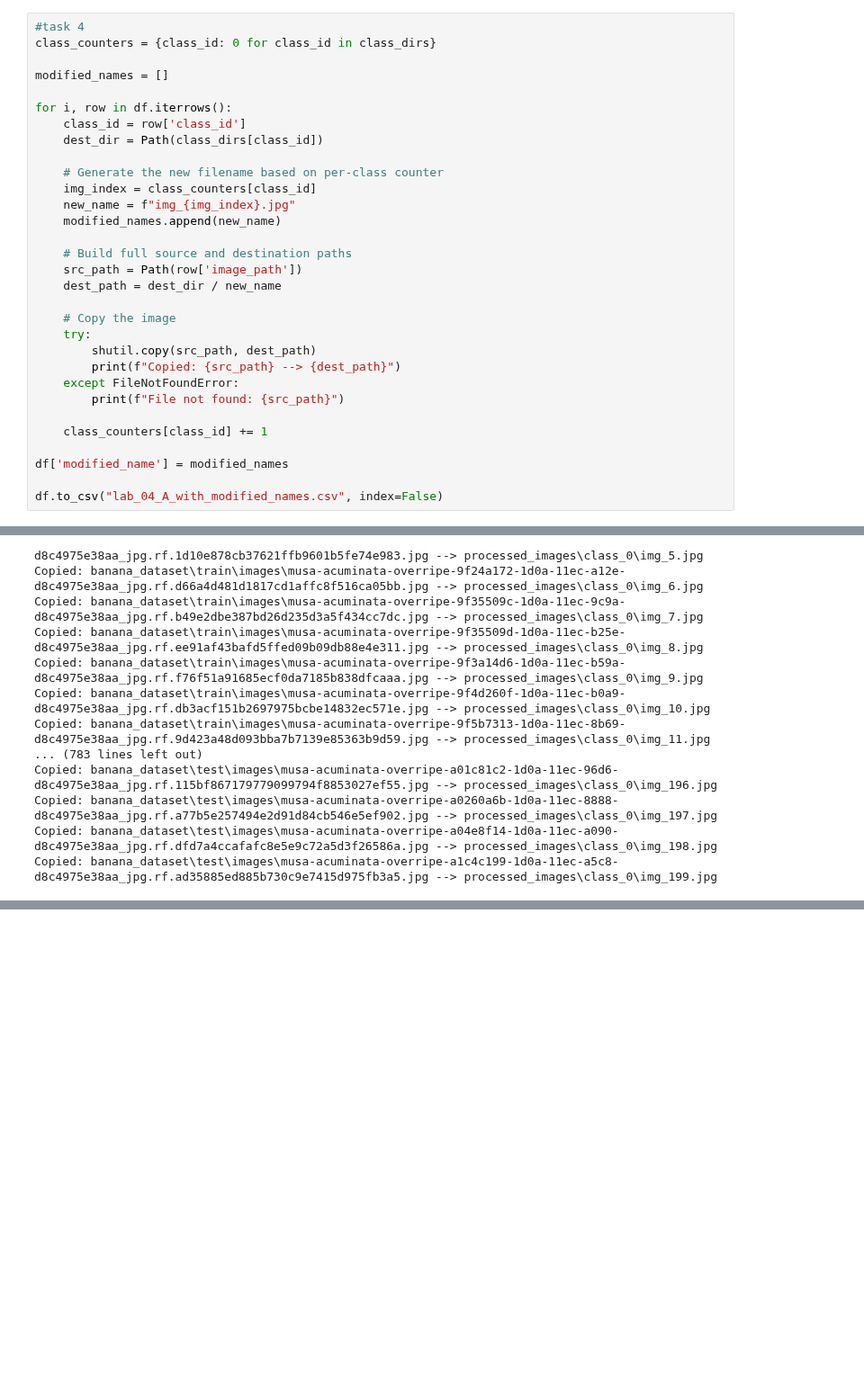
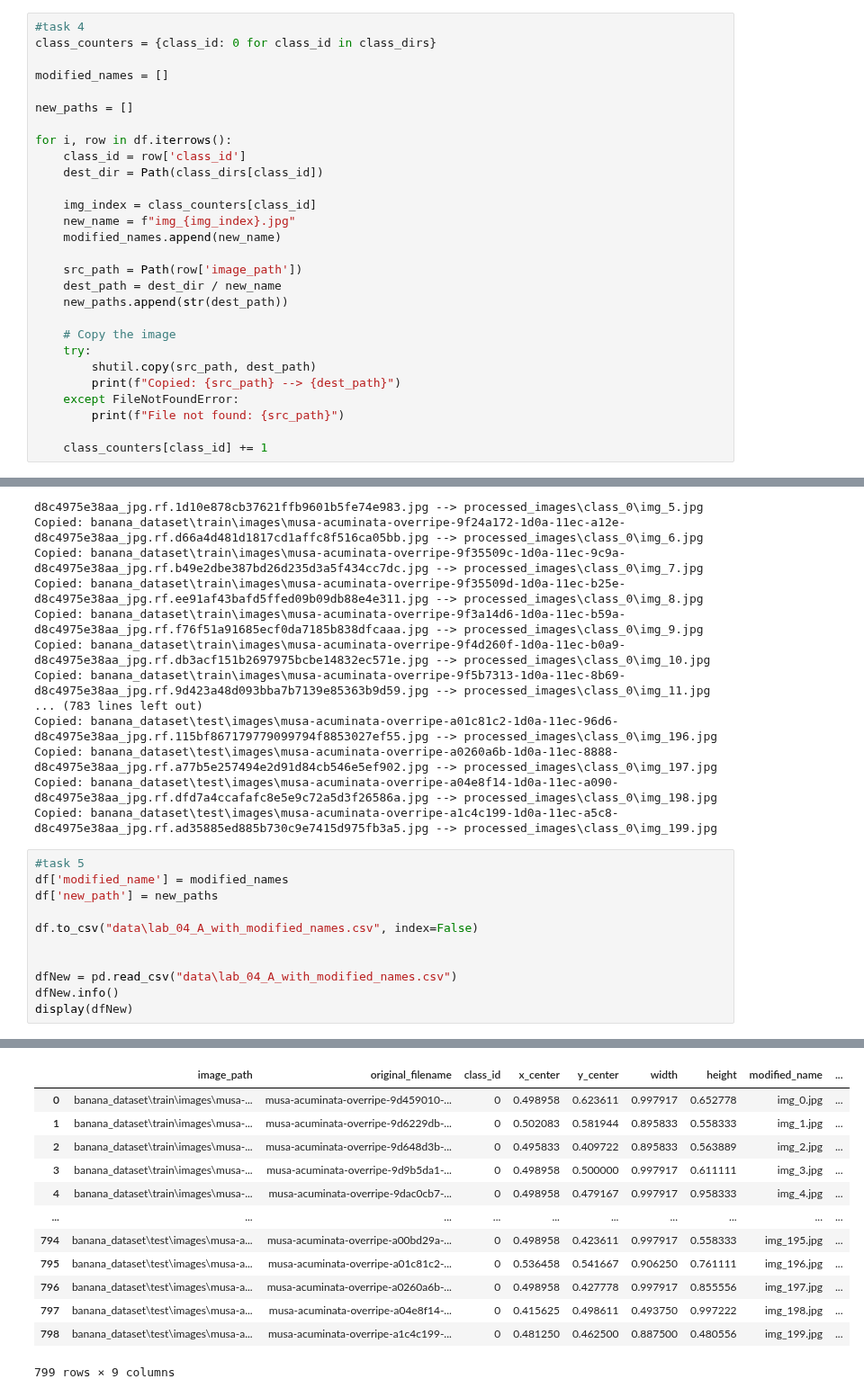
Before and after one commit to M-Hasan-Ibrahim/Data_Analysis_Lab, a Jupyter notebook: Lab_04.ipynb, the cells around one changed output, grey strips where cells are left out. Shown at 90% size. Saved outputs shown, nothing was run; the diff lists cells and outputs as text; blank space fills up the shorter version.

Commit message:
added task 5 and moved modified csv

```diff
--- a/Lab_04.ipynb
+++ b/Lab_04.ipynb
@@ -277,18 +277,19 @@ class_counters = {class_id: 0 for class_id in class_dirs}
 
 modified_names = []
 
+new_paths = []
+
 for i, row in df.iterrows():
     class_id = row['class_id']
     dest_dir = Path(class_dirs[class_id])
 
-    # Generate the new filename based on per-class counter
     img_index = class_counters[class_id]
     new_name = f"img_{img_index}.jpg"
     modified_names.append(new_name)
 
-    # Build full source and destination paths
     src_path = Path(row['image_path'])
     dest_path = dest_dir / new_name
+    new_paths.append(str(dest_path))
 
     # Copy the image
     try:
@@ -298,10 +299,6 @@ for i, row in df.iterrows():
         print(f"File not found: {src_path}")
 
     class_counters[class_id] += 1
-
-df['modified_name'] = modified_names
-
-df.to_csv("lab_04_A_with_modified_names.csv", index=False)
 # %% [output]
 Copied: banana_dataset\train\images\musa-acuminata-overripe-9d459010-1d0a-11ec-89c6-d8c4975e38aa_jpg.rf.1745477247ac8f59a5fad83933827281.jpg --> processed_images\class_0\img_0.jpg
 Copied: banana_dataset\train\images\musa-acuminata-overripe-9d6229db-1d0a-11ec-90a7-d8c4975e38aa_jpg.rf.79e5b66c1cf163067c2129bc802d06ed.jpg --> processed_images\class_0\img_1.jpg
@@ -320,3 +317,15 @@ Copied: banana_dataset\test\images\musa-acuminata-overripe-a01c81c2-1d0a-11ec-96
 Copied: banana_dataset\test\images\musa-acuminata-overripe-a0260a6b-1d0a-11ec-8888-d8c4975e38aa_jpg.rf.a77b5e257494e2d91d84cb546e5ef902.jpg --> processed_images\class_0\img_197.jpg
 Copied: banana_dataset\test\images\musa-acuminata-overripe-a04e8f14-1d0a-11ec-a090-d8c4975e38aa_jpg.rf.dfd7a4ccafafc8e5e9c72a5d3f26586a.jpg --> processed_images\class_0\img_198.jpg
 Copied: banana_dataset\test\images\musa-acuminata-overripe-a1c4c199-1d0a-11ec-a5c8-d8c4975e38aa_jpg.rf.ad35885ed885b730c9e7415d975fb3a5.jpg --> processed_images\class_0\img_199.jpg
+# %%
+#task 5
+df['modified_name'] = modified_names
+df['new_path'] = new_paths
+
+df.to_csv("data\lab_04_A_with_modified_names.csv", index=False)
+
+
+dfNew = pd.read_csv("data\lab_04_A_with_modified_names.csv")
+dfNew.info()
+display(dfNew)
+# %% [output]
@@ -322,0 +348,13 @@ Copied: banana_dataset\test\images\musa-acuminata-overripe-a1c4c199-1d0a-11ec-a5
+|  | image_path | original_filename | class_id | x_center | y_center | width | height | modified_name | ... |
+| 0 | banana_dataset\train\images\musa-... | musa-acuminata-overripe-9d459010-... | 0 | 0.498958 | 0.623611 | 0.997917 | 0.652778 | img_0.jpg | ... |
+| 1 | banana_dataset\train\images\musa-... | musa-acuminata-overripe-9d6229db-... | 0 | 0.502083 | 0.581944 | 0.895833 | 0.558333 | img_1.jpg | ... |
+| 2 | banana_dataset\train\images\musa-... | musa-acuminata-overripe-9d648d3b-... | 0 | 0.495833 | 0.409722 | 0.895833 | 0.563889 | img_2.jpg | ... |
+| 3 | banana_dataset\train\images\musa-... | musa-acuminata-overripe-9d9b5da1-... | 0 | 0.498958 | 0.500000 | 0.997917 | 0.611111 | img_3.jpg | ... |
+| 4 | banana_dataset\train\images\musa-... | musa-acuminata-overripe-9dac0cb7-... | 0 | 0.498958 | 0.479167 | 0.997917 | 0.958333 | img_4.jpg | ... |
+| ... | ... | ... | ... | ... | ... | ... | ... | ... | ... |
+| 794 | banana_dataset\test\images\musa-a... | musa-acuminata-overripe-a00bd29a-... | 0 | 0.498958 | 0.423611 | 0.997917 | 0.558333 | img_195.jpg | ... |
+| 795 | banana_dataset\test\images\musa-a... | musa-acuminata-overripe-a01c81c2-... | 0 | 0.536458 | 0.541667 | 0.906250 | 0.761111 | img_196.jpg | ... |
+| 796 | banana_dataset\test\images\musa-a... | musa-acuminata-overripe-a0260a6b-... | 0 | 0.498958 | 0.427778 | 0.997917 | 0.855556 | img_197.jpg | ... |
+| 797 | banana_dataset\test\images\musa-a... | musa-acuminata-overripe-a04e8f14-... | 0 | 0.415625 | 0.498611 | 0.493750 | 0.997222 | img_198.jpg | ... |
+| 798 | banana_dataset\test\images\musa-a... | musa-acuminata-overripe-a1c4c199-... | 0 | 0.481250 | 0.462500 | 0.887500 | 0.480556 | img_199.jpg | ... |
+799 rows × 9 columns
```
Also changed, not shown: parts of 1 cell of this notebook, 2 other files.
